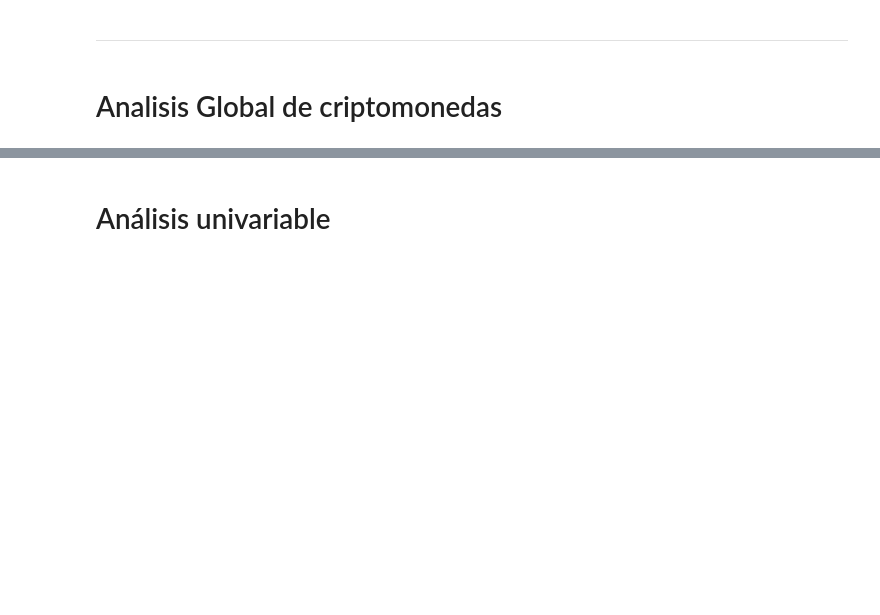
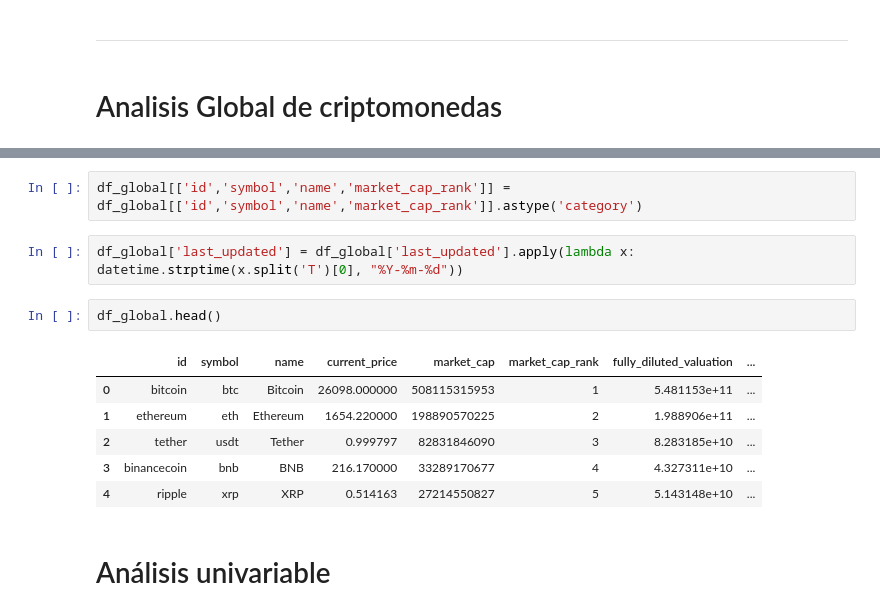
Before and after one commit to Galo0000/Analitics_Proyect_Cryptocurrency, a Jupyter notebook: EDA.ipynb, the cells around one changed output, grey strips where cells are left out. Drawn from its saved outputs; the diff is of its cells as text; blank space fills up the shorter version.

```diff
--- a/EDA.ipynb
+++ b/EDA.ipynb
@@ -170,3 +173,16 @@ memory usage: 15.8+ KB
+# %%
+df_global[['id','symbol','name','market_cap_rank']] = df_global[['id','symbol','name','market_cap_rank']].astype('category')
+# %%
+df_global['last_updated'] = df_global['last_updated'].apply(lambda x: datetime.strptime(x.split('T')[0], "%Y-%m-%d"))
+# %%
+df_global.head()
+# %% [output]
+|  | id | symbol | name | current_price | market_cap | market_cap_rank | fully_diluted_valuation | ... |
+| 0 | bitcoin | btc | Bitcoin | 26098.000000 | 508115315953 | 1 | 5.481153e+11 | ... |
+| 1 | ethereum | eth | Ethereum | 1654.220000 | 198890570225 | 2 | 1.988906e+11 | ... |
+| 2 | tether | usdt | Tether | 0.999797 | 82831846090 | 3 | 8.283185e+10 | ... |
+| 3 | binancecoin | bnb | BNB | 216.170000 | 33289170677 | 4 | 4.327311e+10 | ... |
+| 4 | ripple | xrp | XRP | 0.514163 | 27214550827 | 5 | 5.143148e+10 | ... |
 # %% [markdown]
 # Análisis univariable
 # %%
```
Also changed, not shown: parts of 24 cells of this notebook, 3 other files.
